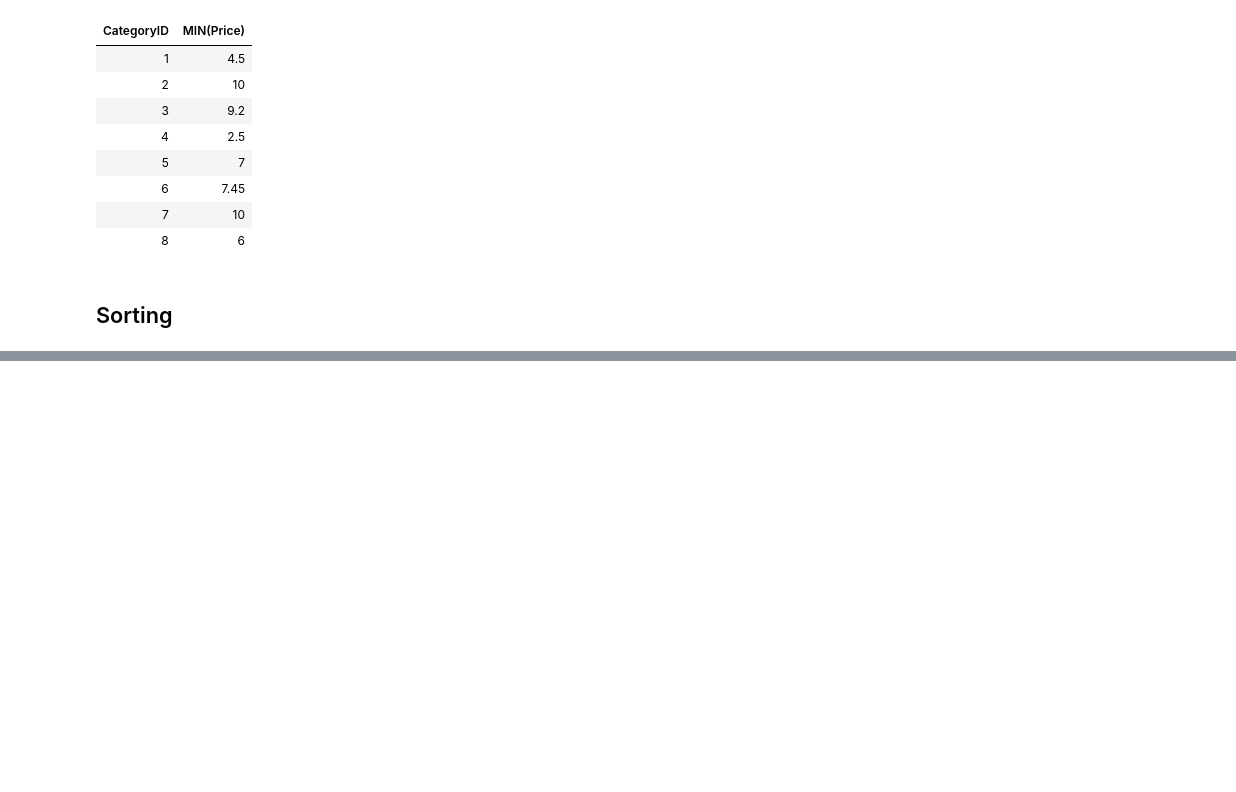
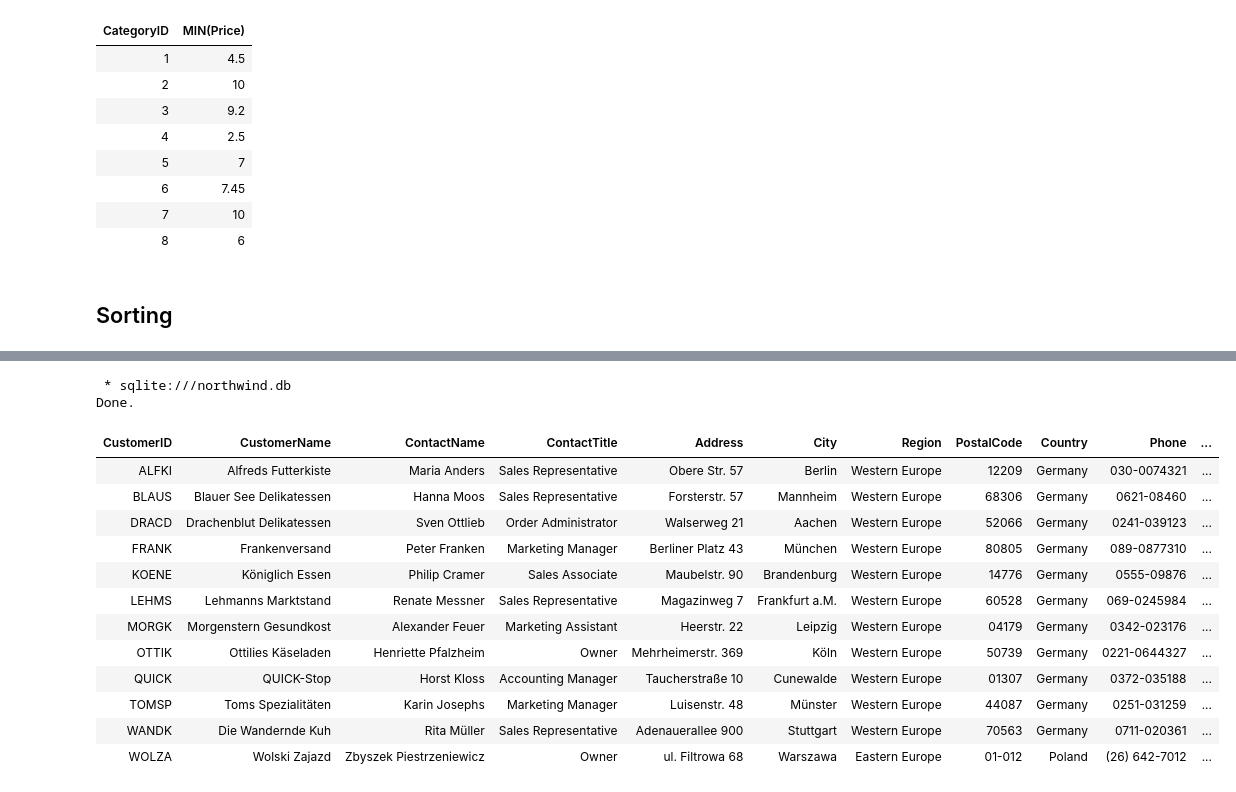
Before and after one commit to MAK8405/SQL, a Jupyter notebook: SQL.ipynb, the cells around one changed output, grey strips where cells are left out. Drawn from its saved outputs; the diff is of its cells as text; code cells hidden in the pictures; blank space fills up the shorter version.

Commit message:
Finish Multiple Tables

```diff
--- a/SQL.ipynb
+++ b/SQL.ipynb
@@ -380,0 +409,19 @@ Done.
+# %%
+%%sql
+SELECT * FROM Customers WHERE Country IN ("Poland", "Germany");
+# %% [output]
+ * sqlite:///northwind.db
+Done.
+| CustomerID | CustomerName | ContactName | ContactTitle | Address | City | Region | PostalCode | Country | Phone | ... |
+| ALFKI | Alfreds Futterkiste | Maria Anders | Sales Representative | Obere Str. 57 | Berlin | Western Europe | 12209 | Germany | 030-0074321 | ... |
+| BLAUS | Blauer See Delikatessen | Hanna Moos | Sales Representative | Forsterstr. 57 | Mannheim | Western Europe | 68306 | Germany | 0621-08460 | ... |
+| DRACD | Drachenblut Delikatessen | Sven Ottlieb | Order Administrator | Walserweg 21 | Aachen | Western Europe | 52066 | Germany | 0241-039123 | ... |
+| FRANK | Frankenversand | Peter Franken | Marketing Manager | Berliner Platz 43 | München | Western Europe | 80805 | Germany | 089-0877310 | ... |
+| KOENE | Königlich Essen | Philip Cramer | Sales Associate | Maubelstr. 90 | Brandenburg | Western Europe | 14776 | Germany | 0555-09876 | ... |
+| LEHMS | Lehmanns Marktstand | Renate Messner | Sales Representative | Magazinweg 7 | Frankfurt a.M. | Western Europe | 60528 | Germany | 069-0245984 | ... |
+| MORGK | Morgenstern Gesundkost | Alexander Feuer | Marketing Assistant | Heerstr. 22 | Leipzig | Western Europe | 04179 | Germany | 0342-023176 | ... |
+| OTTIK | Ottilies Käseladen | Henriette Pfalzheim | Owner | Mehrheimerstr. 369 | Köln | Western Europe | 50739 | Germany | 0221-0644327 | ... |
+| QUICK | QUICK-Stop | Horst Kloss | Accounting Manager | Taucherstraße 10 | Cunewalde | Western Europe | 01307 | Germany | 0372-035188 | ... |
+| TOMSP | Toms Spezialitäten | Karin Josephs | Marketing Manager | Luisenstr. 48 | Münster | Western Europe | 44087 | Germany | 0251-031259 | ... |
+| WANDK | Die Wandernde Kuh | Rita Müller | Sales Representative | Adenauerallee 900 | Stuttgart | Western Europe | 70563 | Germany | 0711-020361 | ... |
+| WOLZA | Wolski Zajazd | Zbyszek Piestrzeniewicz | Owner | ul. Filtrowa 68 | Warszawa | Eastern Europe | 01-012 | Poland | (26) 642-7012 | ... |
```
Also changed, not shown: parts of 3 cells of this notebook.
